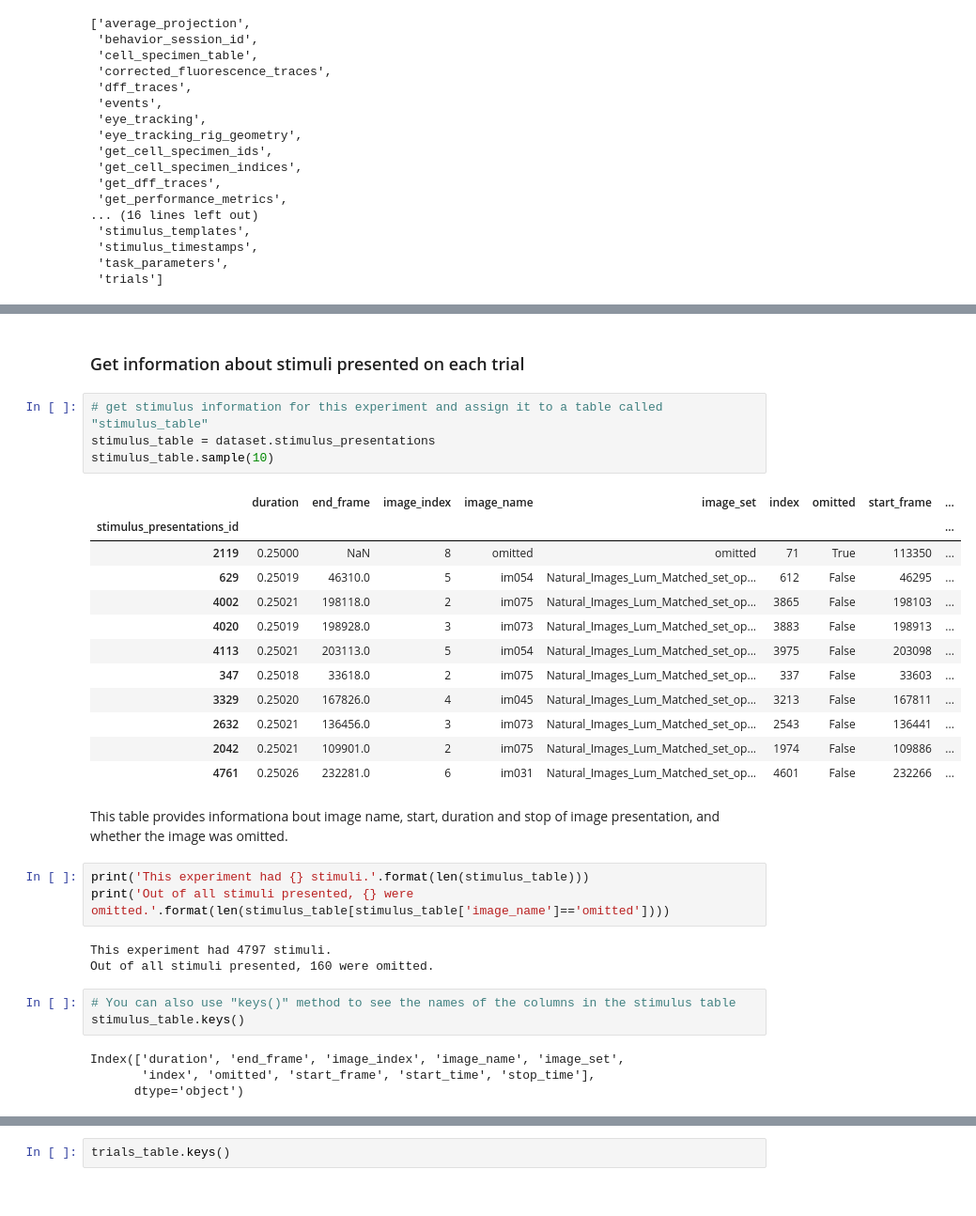
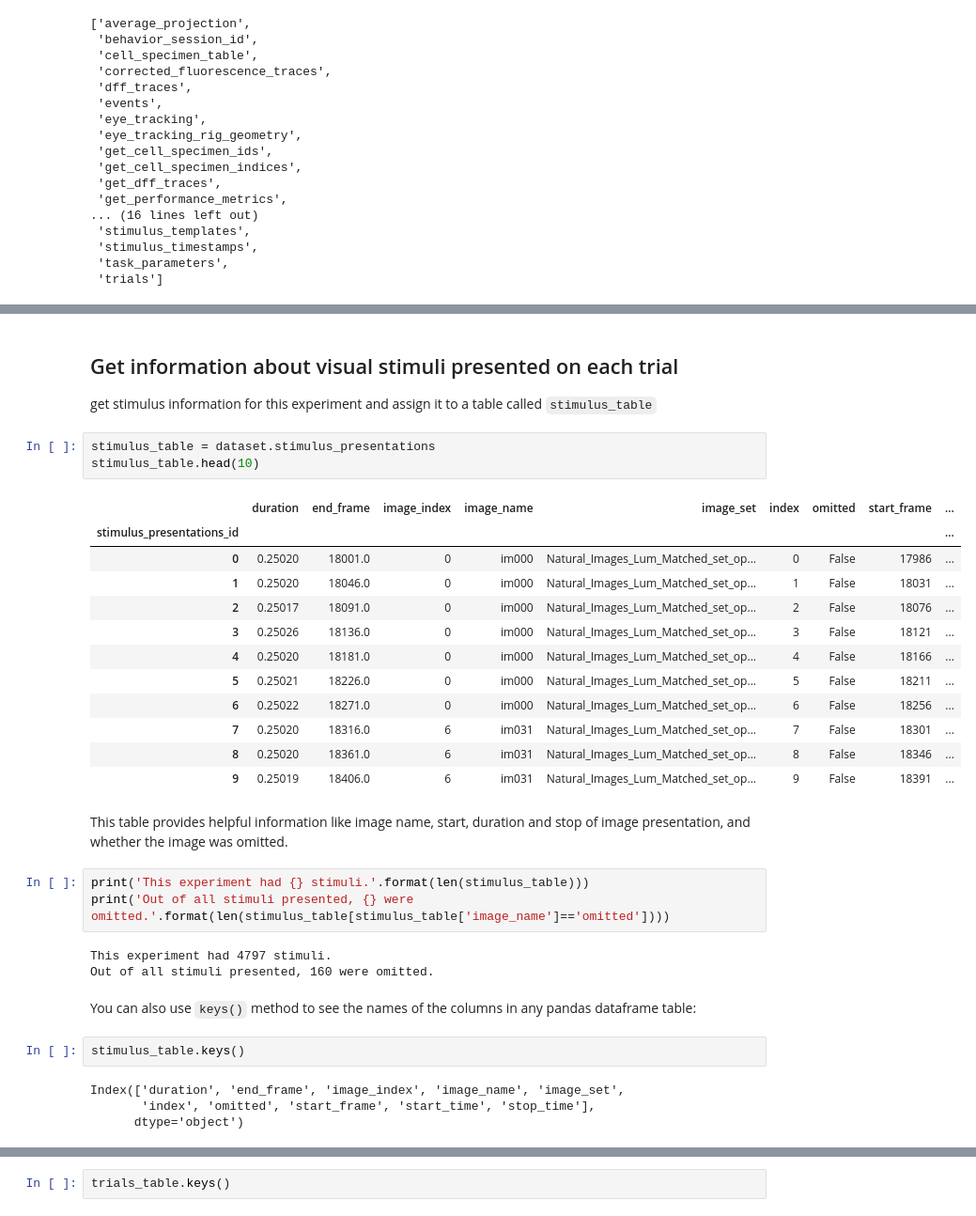
Before and after one commit to AllenInstitute/visual_behavior_analysis, a Jupyter notebook: notebooks/22.03.2021_load_ophys_data_example.ipynb, the cells around one changed output, grey strips where cells are left out. Shown at 94% size. Drawn from its saved outputs; the diff is of its cells as text.

````diff
--- a/notebooks/22.03.2021_load_ophys_data_example.ipynb
+++ b/notebooks/22.03.2021_load_ophys_data_example.ipynb
@@ -303,35 +327,37 @@ dataset.list_data_attributes_and_methods()
 # %% [markdown]
-### Get information about stimuli presented on each trial
+## Get information about visual stimuli presented on each trial
+
+get stimulus information for this experiment and assign it to a table called ```stimulus_table```
-# %%
-# get stimulus information for this experiment and assign it to a table called "stimulus_table"
-stimulus_table = dataset.stimulus_presentations
-stimulus_table.sample(10)
-# %% [output]
-|  | duration | end_frame | image_index | image_name | image_set | index | omitted | start_frame | ... |
-| stimulus_presentations_id |  |  |  |  |  |  |  |  | ... |
-| 2119 | 0.25000 | NaN | 8 | omitted | omitted | 71 | True | 113350 | ... |
-| 629 | 0.25019 | 46310.0 | 5 | im054 | Natural_Images_Lum_Matched_set_op... | 612 | False | 46295 | ... |
-| 4002 | 0.25021 | 198118.0 | 2 | im075 | Natural_Images_Lum_Matched_set_op... | 3865 | False | 198103 | ... |
-| 4020 | 0.25019 | 198928.0 | 3 | im073 | Natural_Images_Lum_Matched_set_op... | 3883 | False | 198913 | ... |
-| 4113 | 0.25021 | 203113.0 | 5 | im054 | Natural_Images_Lum_Matched_set_op... | 3975 | False | 203098 | ... |
-| 347 | 0.25018 | 33618.0 | 2 | im075 | Natural_Images_Lum_Matched_set_op... | 337 | False | 33603 | ... |
-| 3329 | 0.25020 | 167826.0 | 4 | im045 | Natural_Images_Lum_Matched_set_op... | 3213 | False | 167811 | ... |
-| 2632 | 0.25021 | 136456.0 | 3 | im073 | Natural_Images_Lum_Matched_set_op... | 2543 | False | 136441 | ... |
-| 2042 | 0.25021 | 109901.0 | 2 | im075 | Natural_Images_Lum_Matched_set_op... | 1974 | False | 109886 | ... |
-| 4761 | 0.25026 | 232281.0 | 6 | im031 | Natural_Images_Lum_Matched_set_op... | 4601 | False | 232266 | ... |
+# %%
+stimulus_table = dataset.stimulus_presentations
+stimulus_table.head(10)
+# %% [output]
+|  | duration | end_frame | image_index | image_name | image_set | index | omitted | start_frame | ... |
+| stimulus_presentations_id |  |  |  |  |  |  |  |  | ... |
+| 0 | 0.25020 | 18001.0 | 0 | im000 | Natural_Images_Lum_Matched_set_op... | 0 | False | 17986 | ... |
+| 1 | 0.25020 | 18046.0 | 0 | im000 | Natural_Images_Lum_Matched_set_op... | 1 | False | 18031 | ... |
+| 2 | 0.25017 | 18091.0 | 0 | im000 | Natural_Images_Lum_Matched_set_op... | 2 | False | 18076 | ... |
+| 3 | 0.25026 | 18136.0 | 0 | im000 | Natural_Images_Lum_Matched_set_op... | 3 | False | 18121 | ... |
+| 4 | 0.25020 | 18181.0 | 0 | im000 | Natural_Images_Lum_Matched_set_op... | 4 | False | 18166 | ... |
+| 5 | 0.25021 | 18226.0 | 0 | im000 | Natural_Images_Lum_Matched_set_op... | 5 | False | 18211 | ... |
+| 6 | 0.25022 | 18271.0 | 0 | im000 | Natural_Images_Lum_Matched_set_op... | 6 | False | 18256 | ... |
+| 7 | 0.25020 | 18316.0 | 6 | im031 | Natural_Images_Lum_Matched_set_op... | 7 | False | 18301 | ... |
+| 8 | 0.25020 | 18361.0 | 6 | im031 | Natural_Images_Lum_Matched_set_op... | 8 | False | 18346 | ... |
+| 9 | 0.25019 | 18406.0 | 6 | im031 | Natural_Images_Lum_Matched_set_op... | 9 | False | 18391 | ... |
 # %% [markdown]
-This table provides informationa bout image name, start, duration and stop of image presentation, and whether the image was omitted.
+This table provides helpful information like image name, start, duration and stop of image presentation, and whether the image was omitted.
 # %%
 print('This experiment had {} stimuli.'.format(len(stimulus_table)))
 print('Out of all stimuli presented, {} were omitted.'.format(len(stimulus_table[stimulus_table['image_name']=='omitted'])))
 # %% [output]
 This experiment had 4797 stimuli.
 Out of all stimuli presented, 160 were omitted.
-# %%
-# You can also use "keys()" method to see the names of the columns in the stimulus table
-stimulus_table.keys()
-# %% [output]
-Index(['duration', 'end_frame', 'image_index', 'image_name', 'image_set',
-       'index', 'omitted', 'start_frame', 'start_time', 'stop_time'],
-      dtype='object')
+# %% [markdown]
+You can also use ```keys()``` method to see the names of the columns in any pandas dataframe table:
+# %%
+stimulus_table.keys()
+# %% [output]
+Index(['duration', 'end_frame', 'image_index', 'image_name', 'image_set',
+       'index', 'omitted', 'start_frame', 'start_time', 'stop_time'],
+      dtype='object')
 # %% [markdown]
````
Also changed, not shown: parts of 28 cells of this notebook.
